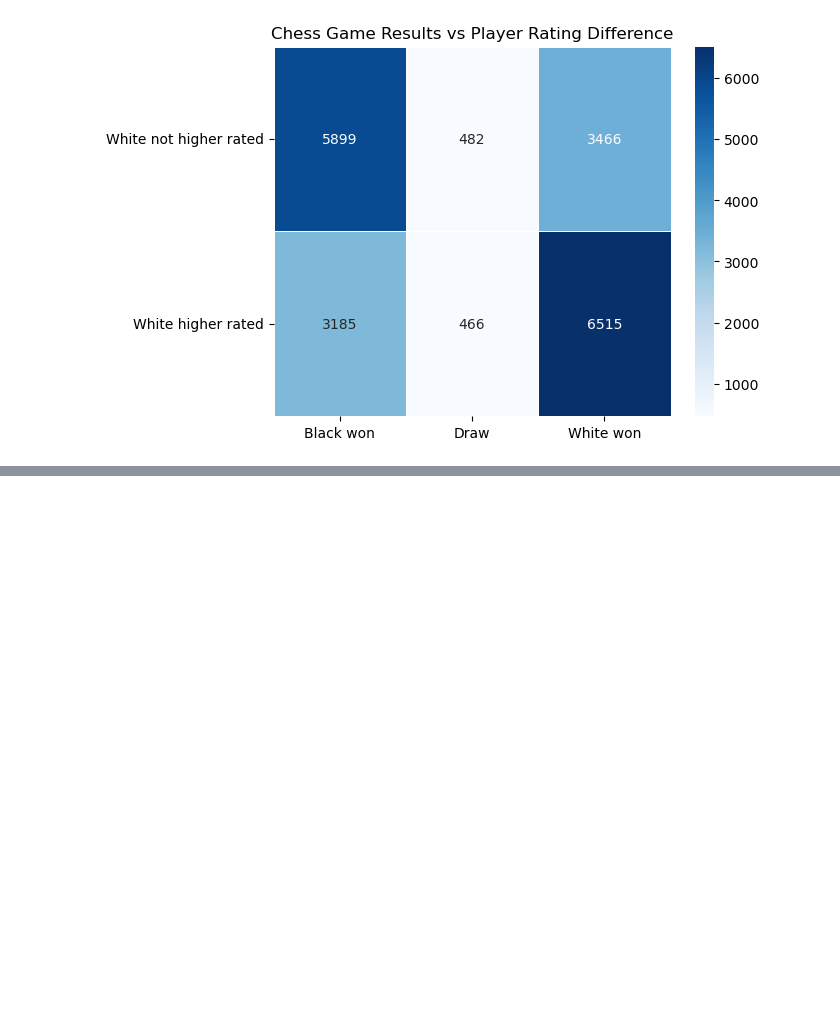
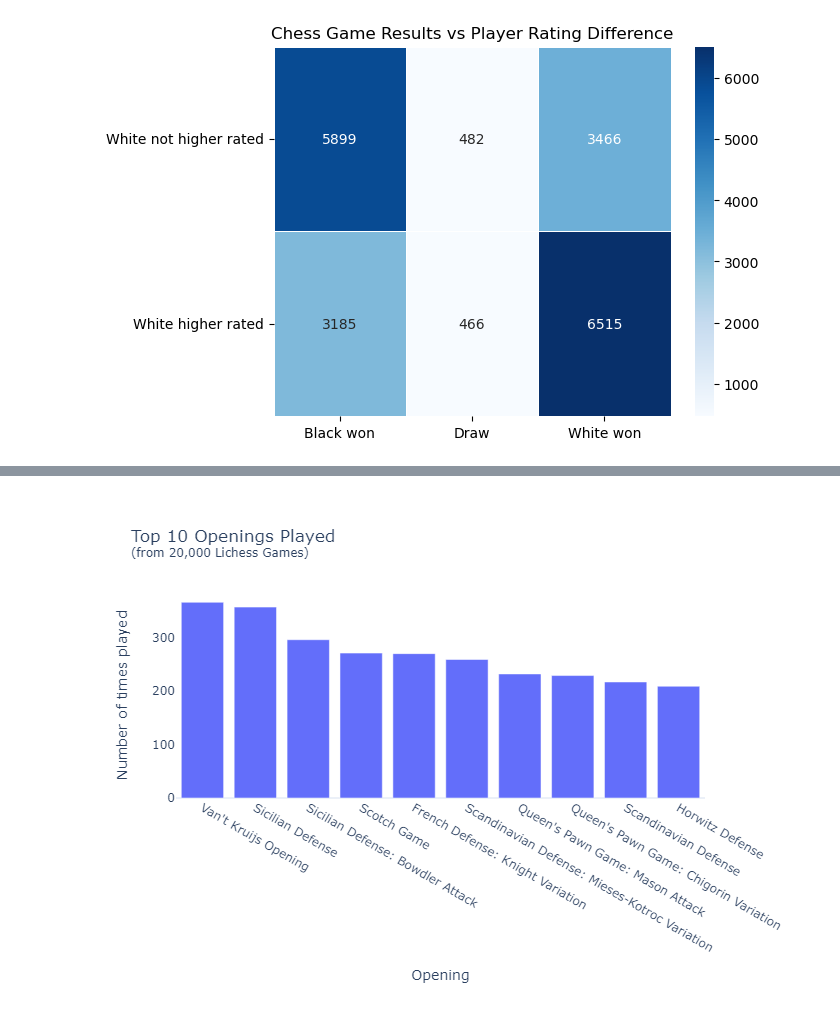
Before and after one commit to sar-cheng/lichess-games-analysis, a Jupyter notebook: chess.ipynb, the cells around one changed output, grey strips where cells are left out. Drawn from its saved outputs; the diff is of its cells as text; code cells hidden in the pictures; blank space fills up the shorter version.

Commit message:
now github can show the plotly charts (in png)

```diff
--- a/chess.ipynb
+++ b/chess.ipynb
@@ -278,10 +271,10 @@ openings_df = chess.groupby('opening_name').size().reset_index(name='count')
 openings_df = openings_df.sort_values(by='count', ascending=False)
 openings_df = openings_df.reset_index(drop=True)
 
-openings_df = result_df.head(10)
+openings_df = openings_df.head(10)
 
 openings_bar = create_bar_plot(openings_df, 'opening_name', 'count', None,
                                {"opening_name": "Opening", "count": "Number of times played"},
                                "Top 10 Openings Played", None, None, None)
-openings_bar.show()
+openings_bar.show("png")
 # %% [output]
@@ -289,3 +281,4 @@ openings_bar.show()
+[figure, added]
 # %%
     # What are the most popular openings played by players with higher ratings?
 
```
Also changed, not shown: parts of 8 cells of this notebook.
